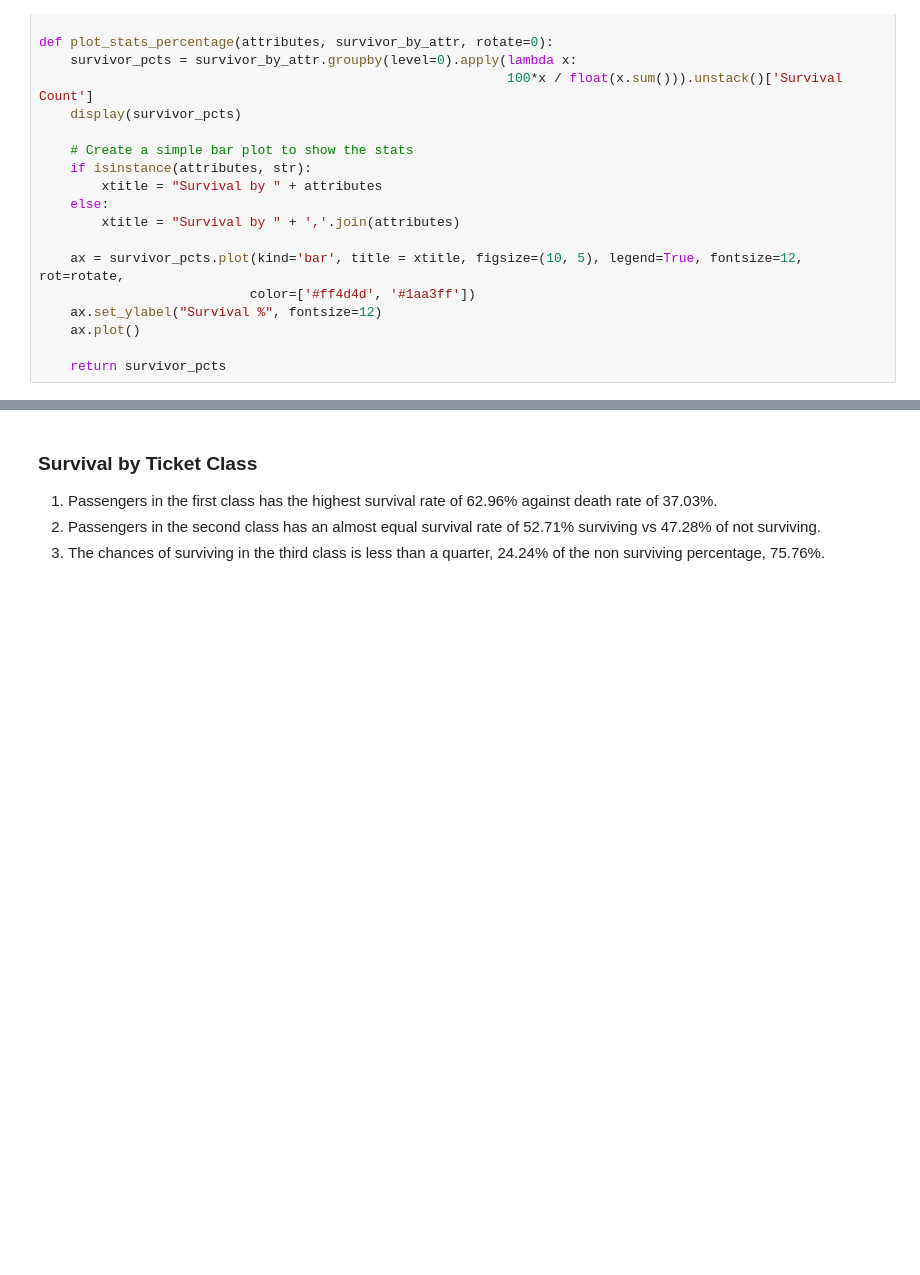
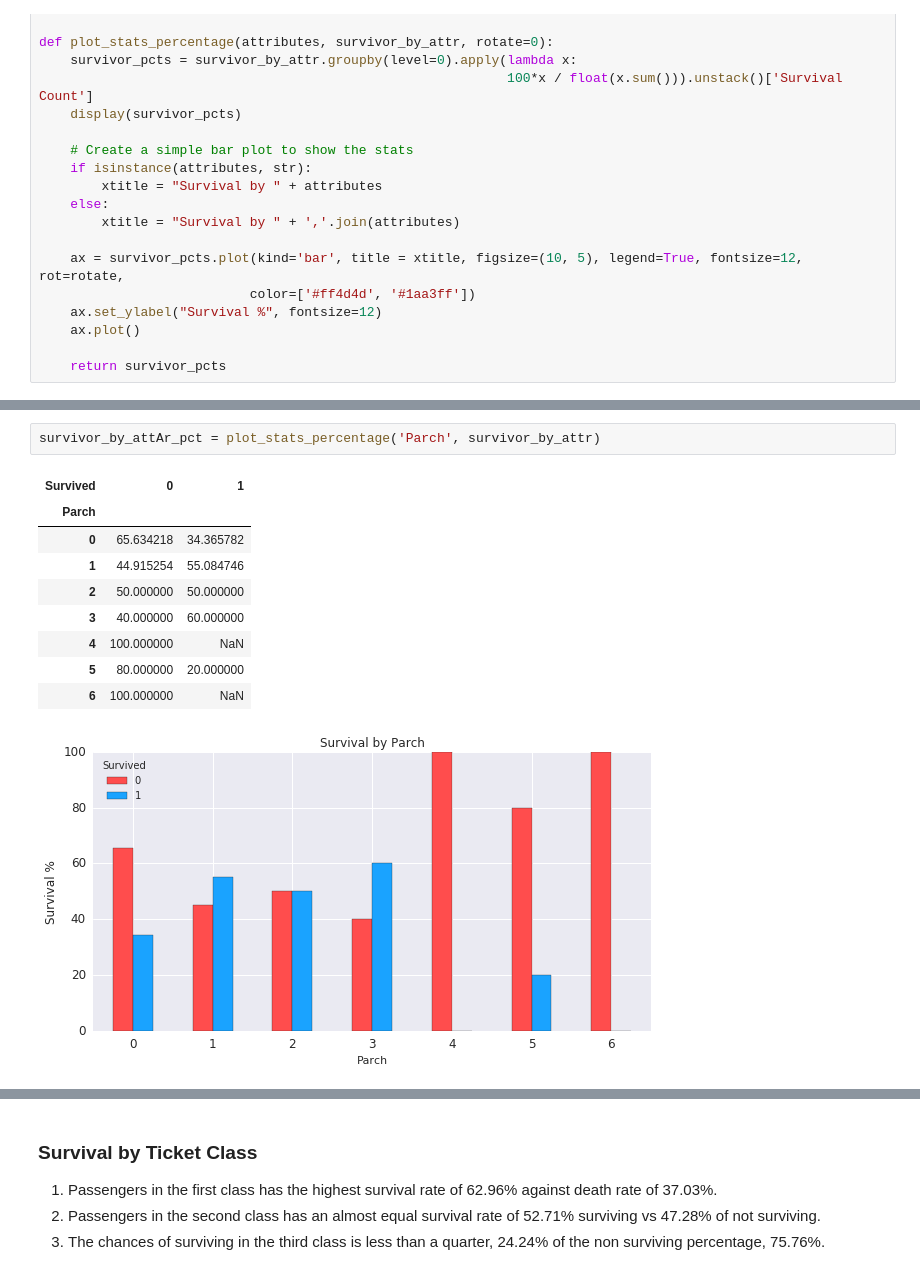
Before and after one commit to steve7an/UDDataAnalyst, a Jupyter notebook: Udacity_Titanic_DataAnalysis.ipynb, the cells around one changed output, grey strips where cells are left out. Saved outputs shown, nothing was run; the diff lists cells and outputs as text; blank space fills up the shorter version.

```diff
--- a/Udacity_Titanic_DataAnalysis.ipynb
+++ b/Udacity_Titanic_DataAnalysis.ipynb
@@ -326,0 +367,13 @@ def plot_stats_percentage(attributes, survivor_by_attr, rotate=0):
+# %%
+survivor_by_attAr_pct = plot_stats_percentage('Parch', survivor_by_attr)
+# %% [output]
+| Survived | 0 | 1 |
+| Parch |  |  |
+| 0 | 65.634218 | 34.365782 |
+| 1 | 44.915254 | 55.084746 |
+| 2 | 50.000000 | 50.000000 |
+| 3 | 40.000000 | 60.000000 |
+| 4 | 100.000000 | NaN |
+| 5 | 80.000000 | 20.000000 |
+| 6 | 100.000000 | NaN |
+[figure, added]
```
Also changed, not shown: parts of 56 cells of this notebook.
